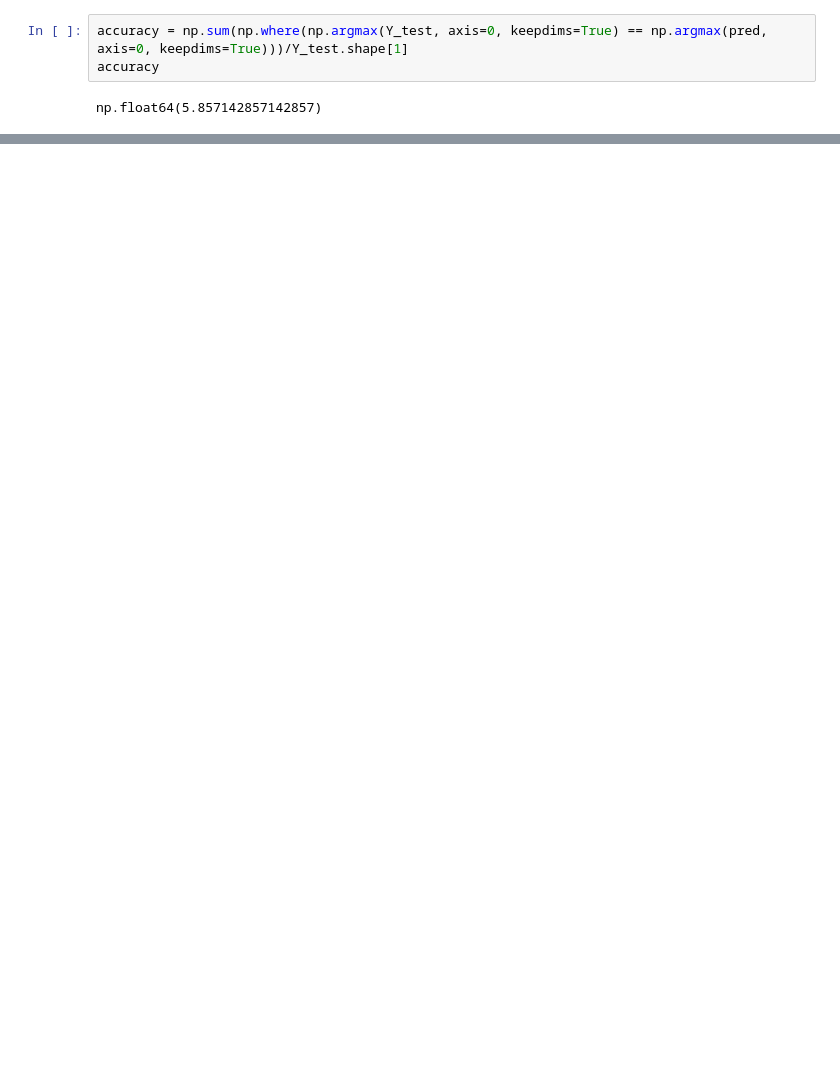
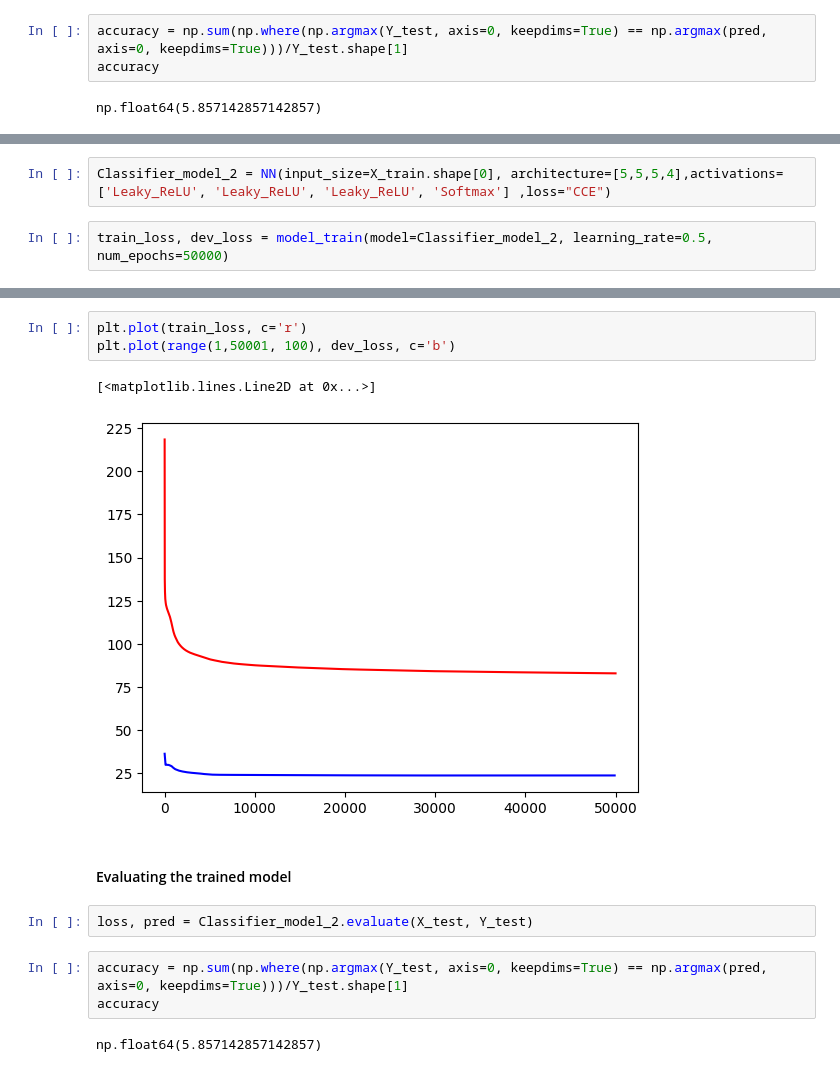
Before and after one commit to HritikShukla02/Neural-networks, a Jupyter notebook: test_classification.ipynb, the cells around one changed output, grey strips where cells are left out. Cells and saved outputs as stored; diff of their text form; blank space fills up the shorter version.

Commit message:
test regression complete

```diff
--- a/test_classification.ipynb
+++ b/test_classification.ipynb
@@ -345,0 +339,4 @@ W1
+# %%
+Classifier_model_2 = NN(input_size=X_train.shape[0], architecture=[5,5,5,4],activations=['Leaky_ReLU', 'Leaky_ReLU', 'Leaky_ReLU', 'Softmax'] ,loss="CCE")
+# %%
+train_loss, dev_loss = model_train(model=Classifier_model_2, learning_rate=0.5, num_epochs=50000)
@@ -345,0 +361,15 @@ W1
+# %%
+plt.plot(train_loss, c='r')
+plt.plot(range(1,50001, 100), dev_loss, c='b')
+# %% [output]
+[<matplotlib.lines.Line2D at 0x...>]
+[figure, added]
+# %% [markdown]
+#### Evaluating the trained model
+# %%
+loss, pred = Classifier_model_2.evaluate(X_test, Y_test)
+# %%
+accuracy = np.sum(np.where(np.argmax(Y_test, axis=0, keepdims=True) == np.argmax(pred, axis=0, keepdims=True)))/Y_test.shape[1]
+accuracy
+# %% [output]
+np.float64(5.857142857142857)
```
Also changed, not shown: parts of 24 cells of this notebook, 4 other files.
